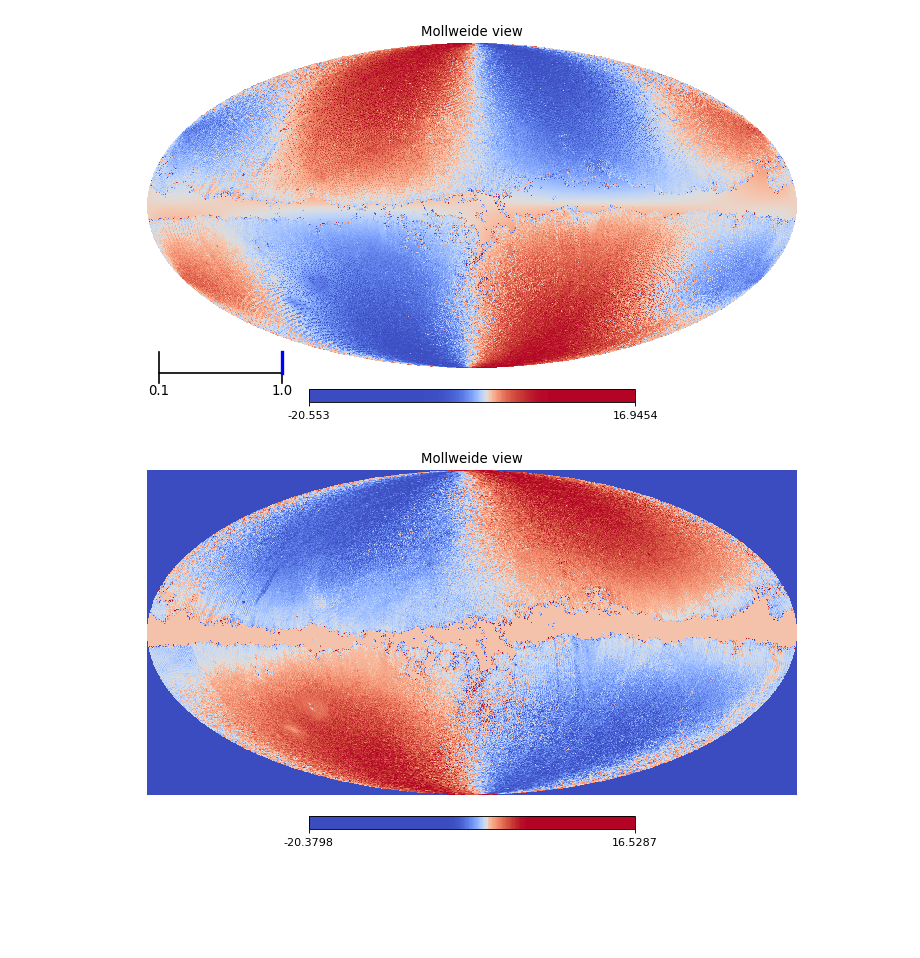
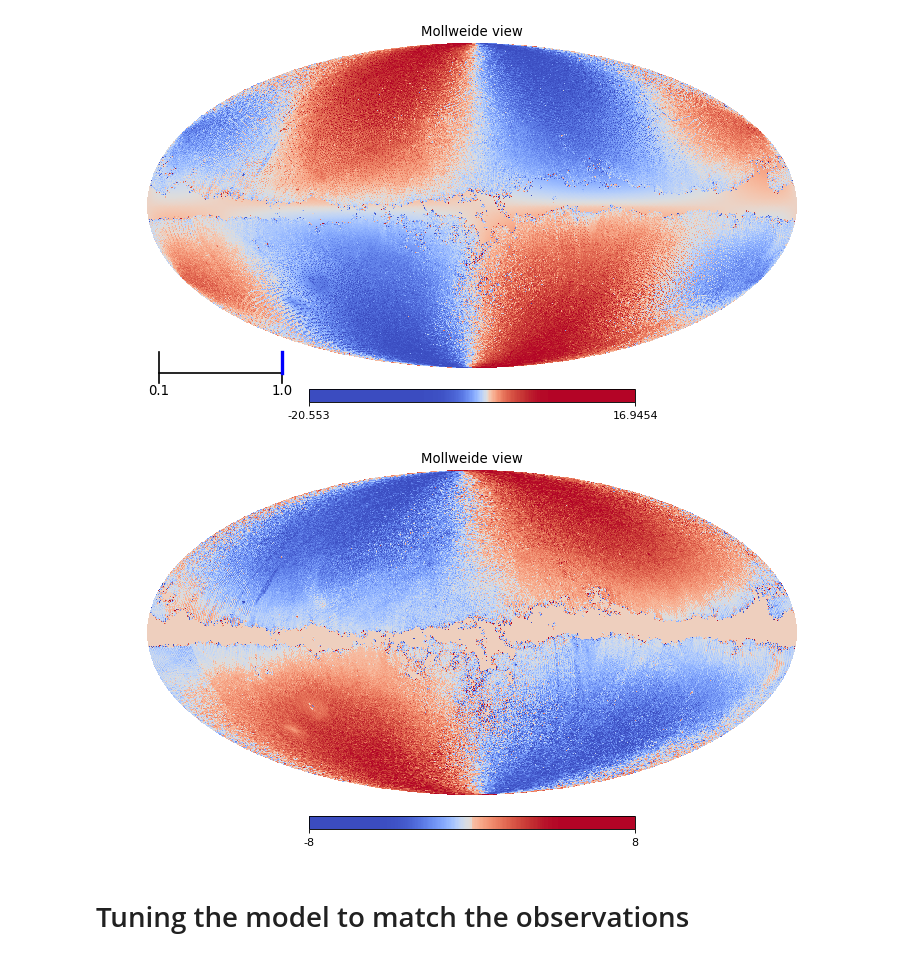
Before and after one commit to ctslater/gaia_experiments, a Jupyter notebook: model_mu_b.ipynb, the cells around one changed output. Drawn from its saved outputs; the diff is of its cells as text; code cells hidden in the pictures; blank space fills up the shorter version.

Commit message:
Nicer plot of mu_b vs l.

```diff
--- a/model_mu_b.ipynb
+++ b/model_mu_b.ipynb
@@ -123,11 +134,15 @@ with PdfPages('subtract_model_mu_b.pdf') as pdf:
 <Figure size 680x432 with 0 Axes>
 [figure]
 # %%
-raw_map = np.arctan2(map_pos_b, map_negative_b) - np.arctan(1)
-hp.mollview(map_mean_b, #rot=(266.4 - 180, 28.94, -57 - 180),
+
+hp.mollview(map_mean_b,
+            #map_mean_b * (np.abs(map_mean_b) < 5),
             rot=(266.4 - 180, 28.94, -57),
-            cmap='coolwarm', #min=-0.7, max=0.7,
+            cmap='coolwarm', min=-8, max=8,
             xsize=1400,  #min=0.1, max=2.0,
             nest=True, norm='hist')
 # %% [output]
-[figure, old version]
+[figure, new version]
+# %% [markdown]
+Tuning the model to match the observations
+=======
```
Also changed, not shown: parts of 7 cells of this notebook, 3 other files.
